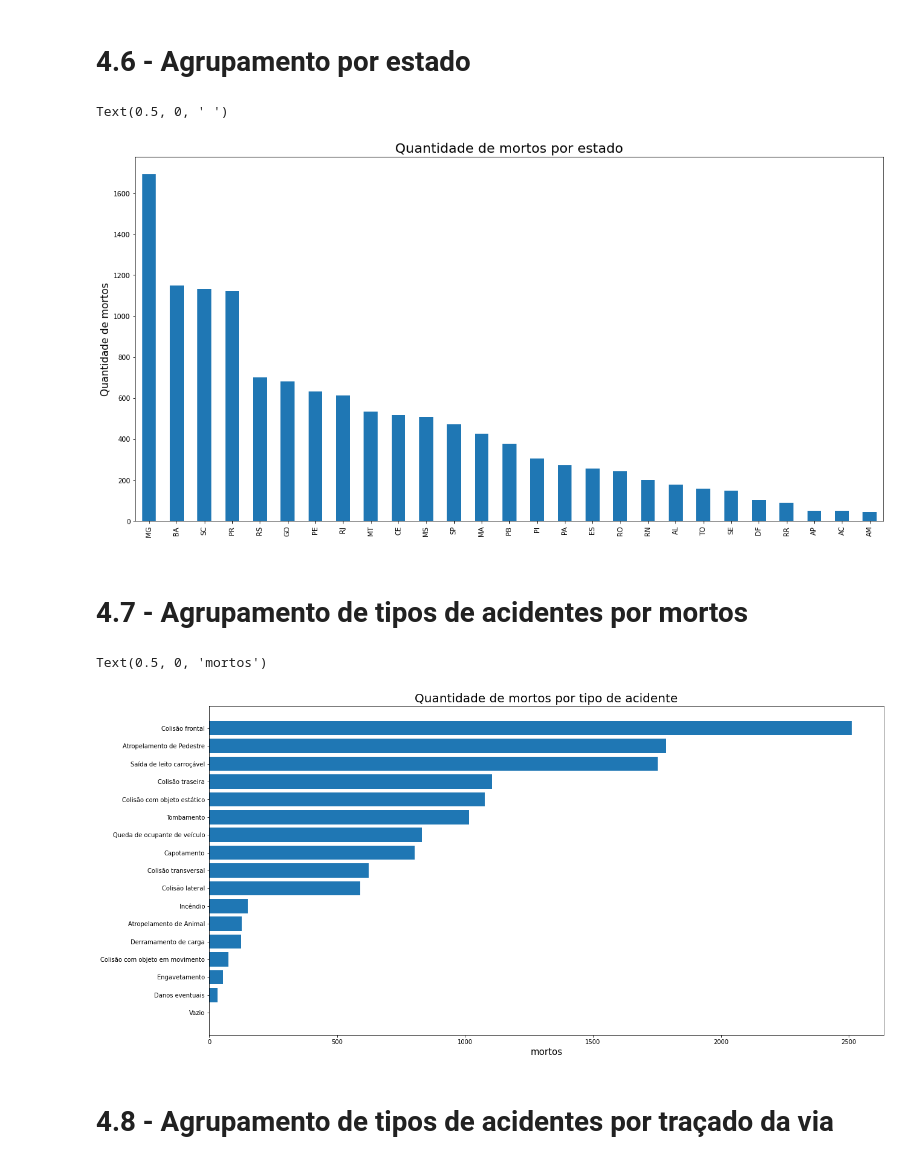
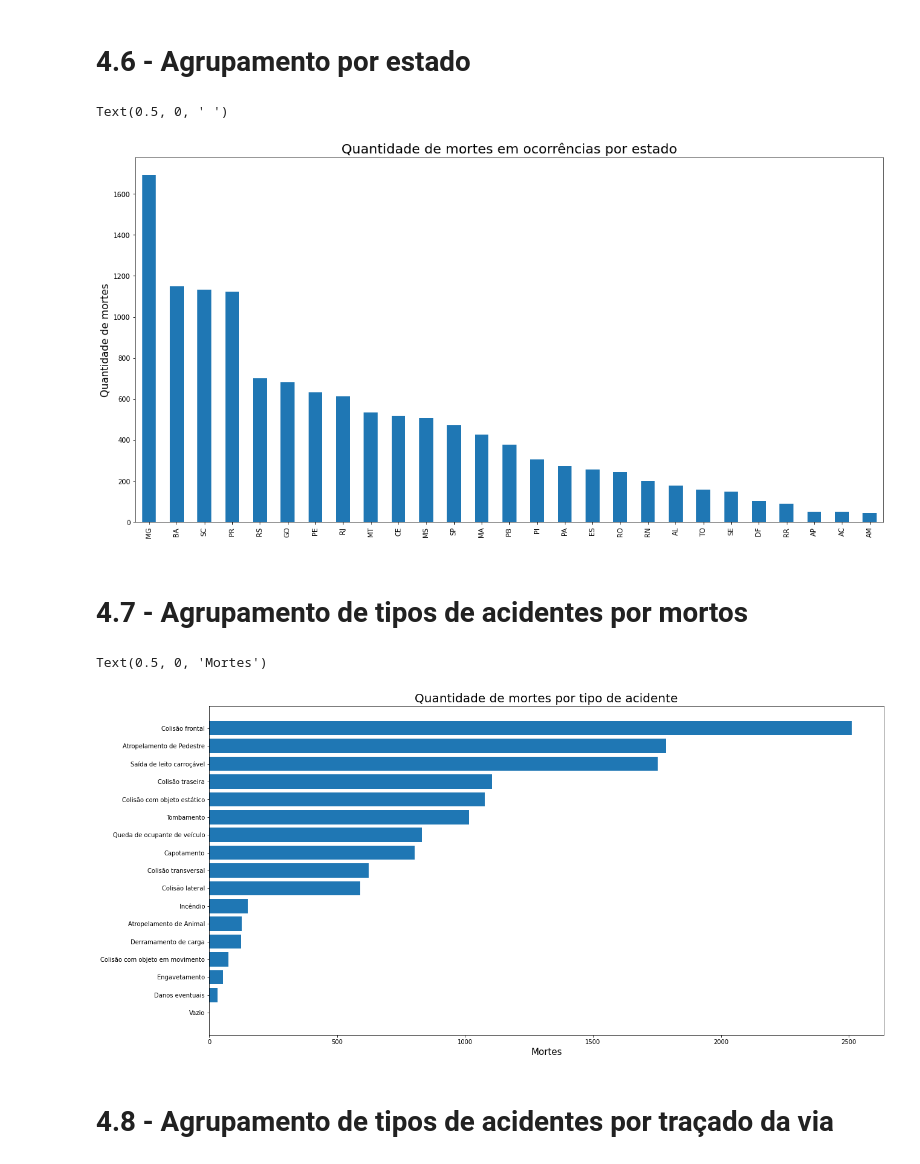
Before and after one commit to RenoirSampaio/DS-FinalProject, a Jupyter notebook: DS_FinalProject.ipynb, the cells around one changed output. Saved outputs shown, nothing was run; the diff lists cells and outputs as text; code cells hidden in the pictures.

```diff
--- a/DS_FinalProject.ipynb
+++ b/DS_FinalProject.ipynb
@@ -234,12 +229,12 @@ Text(0.5, 0, ' ')
 # %%
 plt.figure(figsize=(20,10))
 ax = df.groupby("uf")["mortos"].sum().sort_values(ascending=False).plot.bar()
-plt.title('Quantidade de mortos por estado',fontsize=20)
-ax.set_ylabel('Quantidade de mortos',fontsize=15)
+plt.title('Quantidade de mortes em ocorrências por estado',fontsize=20)
+ax.set_ylabel('Quantidade de mortes',fontsize=15)
 ax.set_xlabel(' ')
 # %% [output]
 Text(0.5, 0, ' ')
-[figure, old version]
+[figure, new version]
 # %% [markdown]
 # 4.7 - Agrupamento de tipos de acidentes por mortos
 # %%
@@ -248,10 +243,10 @@ ax = df.groupby("tipo_acidente")["mortos"].sum().sort_values(ascending=True) #.p
 y = ax.index
 x = ax.values
 plt.barh(y,x)
-plt.title('Quantidade de mortos por tipo de acidente',fontsize=20)
-plt.xlabel('mortos',fontsize=15)
+plt.title('Quantidade de mortes por tipo de acidente',fontsize=20)
+plt.xlabel('Mortes', fontsize=15)
 # %% [output]
-Text(0.5, 0, 'mortos')
+Text(0.5, 0, 'Mortes')
 [figure]
 # %% [markdown]
 # 4.8 - Agrupamento de tipos de acidentes por traçado da via
```
Also changed, not shown: parts of 23 cells of this notebook.
